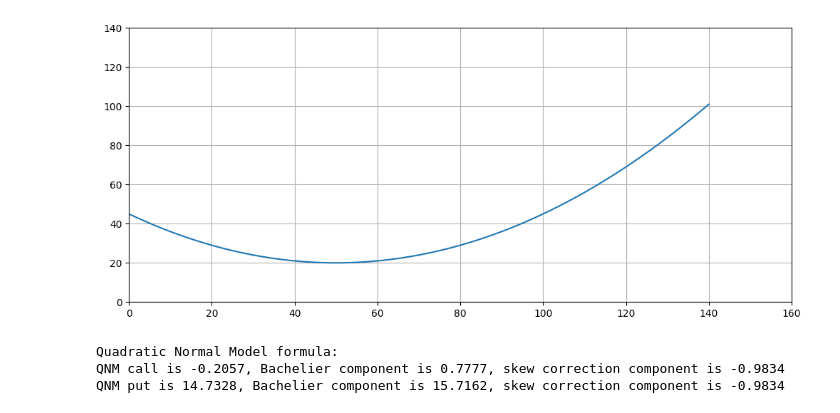
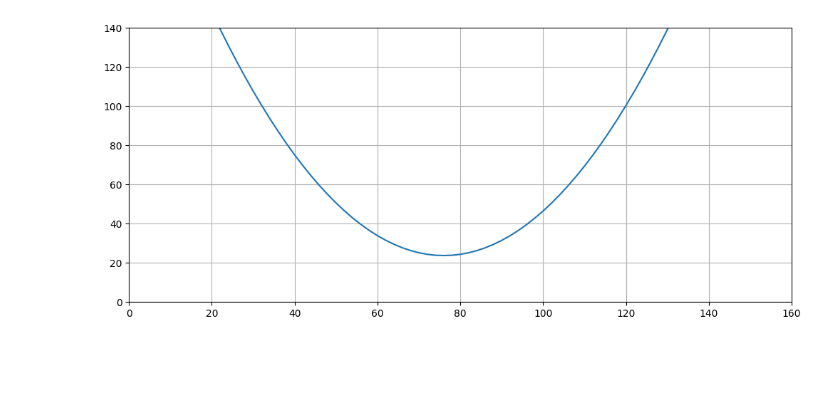
Before and after one commit to WuYenSun/Quadratic_Normal_Model_Calibration, a Jupyter notebook: Quadratic_Normal_Model_(Bouchouev,_2023).ipynb, the cells around one changed output. Cells and saved outputs as stored; diff of their text form; code cells hidden in the pictures; blank space fills up the shorter version.

```diff
--- a/Quadratic_Normal_Model_(Bouchouev,_2023).ipynb
+++ b/Quadratic_Normal_Model_(Bouchouev,_2023).ipynb
@@ -92,2 +211,8 @@ put is 15.0785 with standard error 0.002613
 # %% [markdown]
 ![wti_inv.png](embedded-picture-1)
+# %%
+# Quadratic Normal Model parameters
+c = 0.01
+b = -50 * 2 * c
+a = 20 + b**2/4/c - inv_atm
+print(f'(a, b, c) = ({a}, {b}, {c})')
@@ -93,0 +253,17 @@ put is 15.0785 with standard error 0.002613
+# %%
+# Black implied volatility (IBV)
+list_ibv_qnm, list_ibv_mkt = [], []
+for stirke_, option_type_, qnm_, mkt_ in zip(df_data.index, df_data['option type'].values, np.concatenate((arr_qnm_put, arr_qnm_call)), np.concatenate((arr_mkt_put, arr_mkt_call))):
+  list_ibv_qnm.append(implied_volatility(qnm_, futures_price, stirke_, risk_free_rate, time_to_maturity,
+                                                          option_type = option_type_, model = 'black', method='fsolve', disp=True))
+  list_ibv_mkt.append(implied_volatility(mkt_, futures_price, stirke_, risk_free_rate, time_to_maturity,
+                                                          option_type = option_type_, model = 'black', method='fsolve', disp=True))
+
+# create plot
+plt.plot(df_data.index, list_ibv_qnm, '.', label = 'QNM')
+plt.plot(df_data.index, list_ibv_mkt, '.', label = 'Market')
+plt.title('Black Implied Volatility (IBV)')
+plt.xlabel('stike price K')
+plt.ylabel('implied volatility')
+plt.legend(loc = 'lower left')
+plt.show()
@@ -94,37 +276,28 @@ put is 15.0785 with standard error 0.002613
+# %%
+# calibration
+def qnm_option_pricer(arr_K, a, b, c):
+  list_price, qnm_ = [], QNM(futures_price, inv_atm, a, b, c, risk_free_rate, time_to_maturity)
+  for K_ in arr_K:
+    if K_ < futures_price:
+      list_price.append(qnm_.option_pricer(K = K_, option_type = 'put'))
+    else:
+      list_price.append(qnm_.option_pricer(K = K_, option_type = 'call'))
+  return list_price
+
+params, _ = curve_fit(qnm_option_pricer, df_data.index, df_data.loc[:,'price']
+                      , p0=[a, b, c], bounds=([-np.inf, -np.inf, -np.inf], [np.inf, np.inf, np.inf]))
 # %%
-# local vol given the above a, b, c
-
-sigma_qnm = lambda f : a + b*f + c*f**2
+# plot sig(f)
+sigma_qnm = lambda f : inv_atm + params[0] + params[1]*f + params[2]*f**2
 arr_f = np.arange(0,141,2)
 
 plt.figure(figsize=(12,5))
 plt.plot(arr_f, sigma_qnm(arr_f))
 
 plt.xlim(0,160)
 plt.ylim(0,140)
 plt.grid()
 
 plt.show()
 # %% [output]
-[figure, old version]
+[figure, new version]
-# %%
-def QNM_formula(option_type):
-    '''
-    The method of linearization
-    return call/put option price, Bachelier component, skew correction component
-    '''
-    m = (F - K)/(a * tau**0.5)
-    BC = BC_formula(a, option_type)
-    U = tau**0.5 * norm.pdf(m) * (b*(F + K)/2 + c*(F**2 + F*K + K**2 + 0.5*a**2*tau)/3)
-
-    return BC + U*np.exp(-r * tau), BC, U*np.exp(-r * tau)
-
-qnm_call, qnm_call_BC, qnm_call_skew = QNM_formula('call')
-qmm_put, qnm_put_BC, qnm_put_skew = QNM_formula('put')
-print(f'Quadratic Normal Model formula:')
-print(f'QNM call is {qnm_call:.4f}, Bachelier component is {qnm_call_BC:.4f}, skew correction component is {qnm_call_skew:.4f}')
-print(f'QNM put is {qmm_put:.4f}, Bachelier component is {qnm_put_BC:.4f}, skew correction component is {qnm_put_skew:.4f}')
-# %% [output]
-Quadratic Normal Model formula:
-QNM call is -0.2057, Bachelier component is 0.7777, skew correction component is -0.9834
-QNM put is 14.7328, Bachelier component is 15.7162, skew correction component is -0.9834
```
Also changed, not shown: parts of 20 cells of this notebook.
